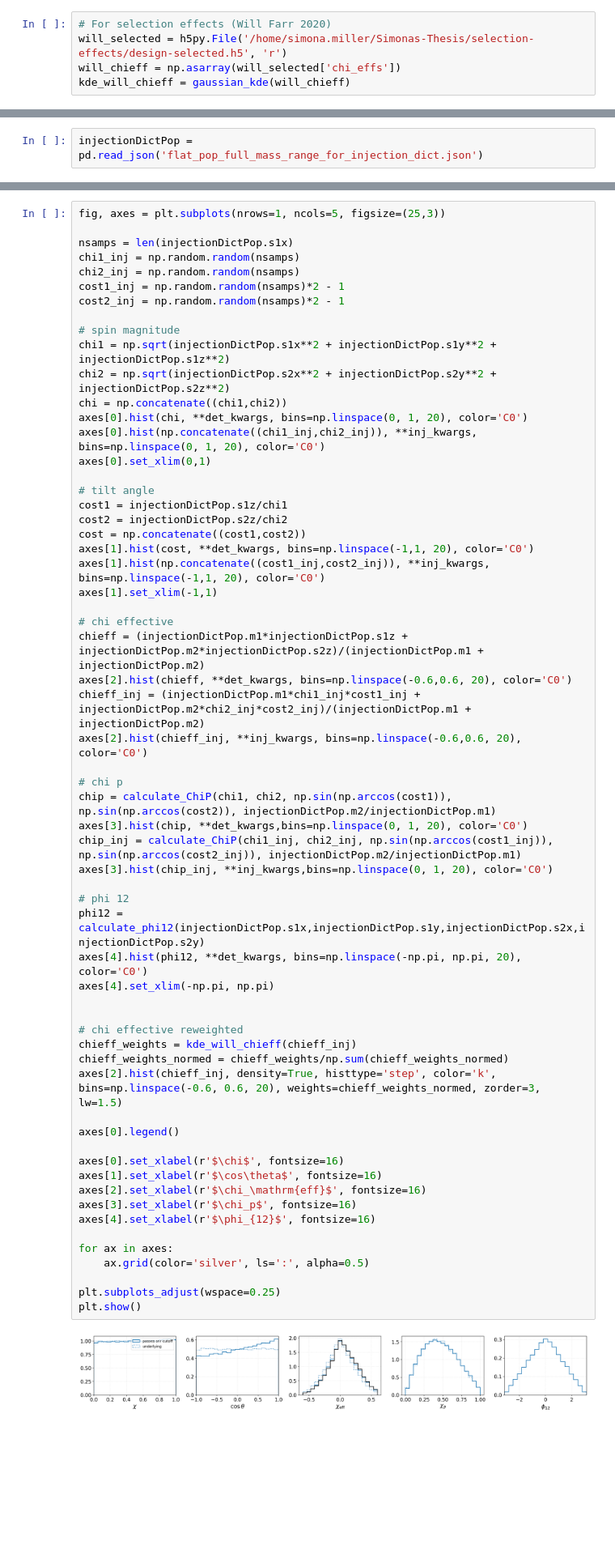
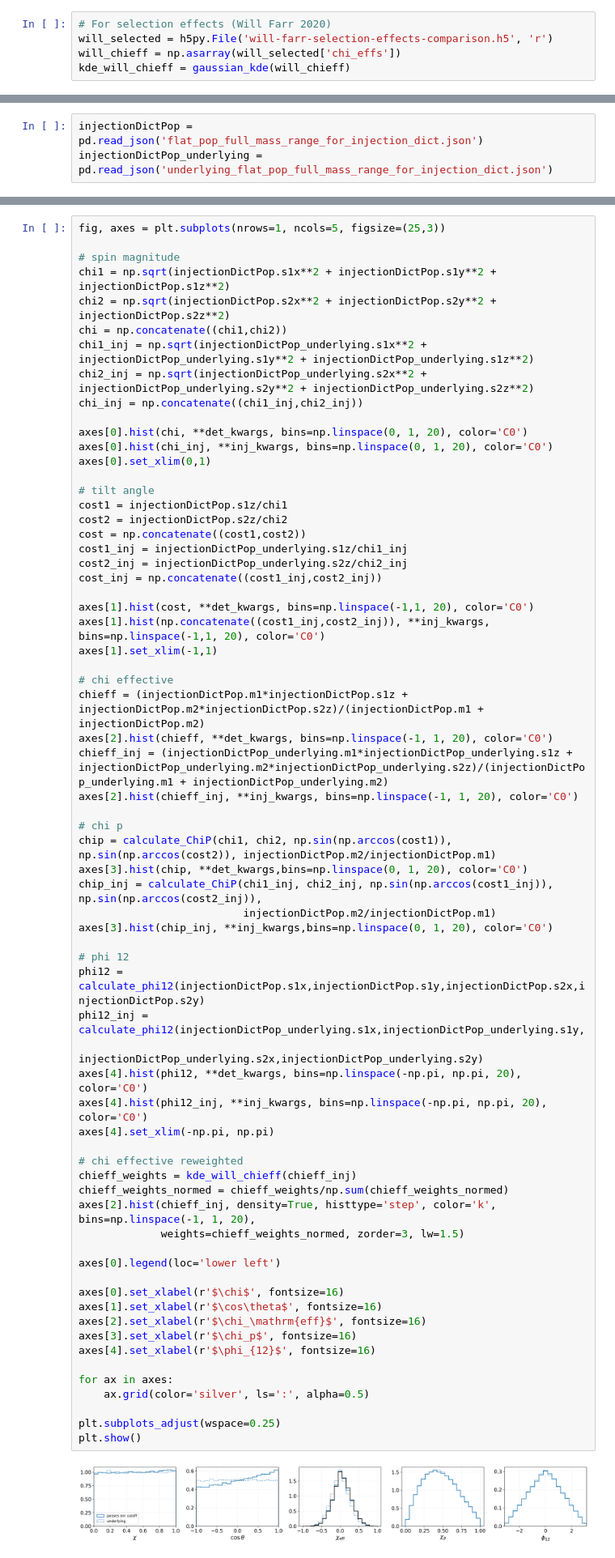
Before and after one commit to simonajmiller/measuring-bbh-component-spin, a Jupyter notebook: Data/InjectedPopulationParameters/view_populations.ipynb, the cells around one changed output, grey strips where cells are left out. Shown at 81% size. Cells and saved outputs as stored; diff of their text form; blank space fills up the shorter version.

```diff
--- a/Data/InjectedPopulationParameters/view_populations.ipynb
+++ b/Data/InjectedPopulationParameters/view_populations.ipynb
@@ -78,7 +78,7 @@ def calculate_phi12(s1x,s1y,s2x,s2y):
     return phi12
 # %%
 # For selection effects (Will Farr 2020)
-will_selected = h5py.File('/home/simona.miller/Simonas-Thesis/selection-effects/design-selected.h5', 'r')
+will_selected = h5py.File('will-farr-selection-effects-comparison.h5', 'r')
 will_chieff = np.asarray(will_selected['chi_effs'])
 kde_will_chieff = gaussian_kde(will_chieff)
 # %%
@@ -331,6 +331,7 @@ plt.show()
 ### For `injectionDict`
 # %%
 injectionDictPop = pd.read_json('flat_pop_full_mass_range_for_injection_dict.json')
+injectionDictPop_underlying = pd.read_json('underlying_flat_pop_full_mass_range_for_injection_dict.json')
 # %%
 fig, axes = plt.subplots(nrows=1, ncols=4, figsize=(20,3))
 
@@ -376,63 +381,69 @@ plt.show()
 # %%
 fig, axes = plt.subplots(nrows=1, ncols=5, figsize=(25,3))
-
-nsamps = len(injectionDictPop.s1x)
-chi1_inj = np.random.random(nsamps)
-chi2_inj = np.random.random(nsamps)
-cost1_inj = np.random.random(nsamps)*2 - 1
-cost2_inj = np.random.random(nsamps)*2 - 1
 
 # spin magnitude
 chi1 = np.sqrt(injectionDictPop.s1x**2 + injectionDictPop.s1y**2 + injectionDictPop.s1z**2)
 chi2 = np.sqrt(injectionDictPop.s2x**2 + injectionDictPop.s2y**2 + injectionDictPop.s2z**2)
 chi = np.concatenate((chi1,chi2))
+chi1_inj = np.sqrt(injectionDictPop_underlying.s1x**2 + injectionDictPop_underlying.s1y**2 + injectionDictPop_underlying.s1z**2)
+chi2_inj = np.sqrt(injectionDictPop_underlying.s2x**2 + injectionDictPop_underlying.s2y**2 + injectionDictPop_underlying.s2z**2)
+chi_inj = np.concatenate((chi1_inj,chi2_inj))
+
 axes[0].hist(chi, **det_kwargs, bins=np.linspace(0, 1, 20), color='C0')
-axes[0].hist(np.concatenate((chi1_inj,chi2_inj)), **inj_kwargs, bins=np.linspace(0, 1, 20), color='C0')
+axes[0].hist(chi_inj, **inj_kwargs, bins=np.linspace(0, 1, 20), color='C0')
 axes[0].set_xlim(0,1)
 
 # tilt angle
 cost1 = injectionDictPop.s1z/chi1
 cost2 = injectionDictPop.s2z/chi2
 cost = np.concatenate((cost1,cost2))
+cost1_inj = injectionDictPop_underlying.s1z/chi1_inj
+cost2_inj = injectionDictPop_underlying.s2z/chi2_inj
+cost_inj = np.concatenate((cost1_inj,cost2_inj))
+
 axes[1].hist(cost, **det_kwargs, bins=np.linspace(-1,1, 20), color='C0')
 axes[1].hist(np.concatenate((cost1_inj,cost2_inj)), **inj_kwargs, bins=np.linspace(-1,1, 20), color='C0')
 axes[1].set_xlim(-1,1)
 
 # chi effective
 chieff = (injectionDictPop.m1*injectionDictPop.s1z + injectionDictPop.m2*injectionDictPop.s2z)/(injectionDictPop.m1 + injectionDictPop.m2)
-axes[2].hist(chieff, **det_kwargs, bins=np.linspace(-0.6,0.6, 20), color='C0')
-chieff_inj = (injectionDictPop.m1*chi1_inj*cost1_inj + injectionDictPop.m2*chi2_inj*cost2_inj)/(injectionDictPop.m1 + injectionDictPop.m2)
-axes[2].hist(chieff_inj, **inj_kwargs, bins=np.linspace(-0.6,0.6, 20), color='C0')
+axes[2].hist(chieff, **det_kwargs, bins=np.linspace(-1, 1, 20), color='C0')
+chieff_inj = (injectionDictPop_underlying.m1*injectionDictPop_underlying.s1z + injectionDictPop_underlying.m2*injectionDictPop_underlying.s2z)/(injectionDictPop_underlying.m1 + injectionDictPop_underlying.m2)
+axes[2].hist(chieff_inj, **inj_kwargs, bins=np.linspace(-1, 1, 20), color='C0')
 
 # chi p
 chip = calculate_ChiP(chi1, chi2, np.sin(np.arccos(cost1)), np.sin(np.arccos(cost2)), injectionDictPop.m2/injectionDictPop.m1)
 axes[3].hist(chip, **det_kwargs,bins=np.linspace(0, 1, 20), color='C0')
-chip_inj = calculate_ChiP(chi1_inj, chi2_inj, np.sin(np.arccos(cost1_inj)), np.sin(np.arccos(cost2_inj)), injectionDictPop.m2/injectionDictPop.m1)
+chip_inj = calculate_ChiP(chi1_inj, chi2_inj, np.sin(np.arccos(cost1_inj)), np.sin(np.arccos(cost2_inj)),
+                          injectionDictPop.m2/injectionDictPop.m1)
 axes[3].hist(chip_inj, **inj_kwargs,bins=np.linspace(0, 1, 20), color='C0')
 
 # phi 12
 phi12 = calculate_phi12(injectionDictPop.s1x,injectionDictPop.s1y,injectionDictPop.s2x,injectionDictPop.s2y)
+phi12_inj = calculate_phi12(injectionDictPop_underlying.s1x,injectionDictPop_underlying.s1y,
+                            injectionDictPop_underlying.s2x,injectionDictPop_underlying.s2y)
 axes[4].hist(phi12, **det_kwargs, bins=np.linspace(-np.pi, np.pi, 20), color='C0')
+axes[4].hist(phi12_inj, **inj_kwargs, bins=np.linspace(-np.pi, np.pi, 20), color='C0')
 axes[4].set_xlim(-np.pi, np.pi)
-
 
 # chi effective reweighted
 chieff_weights = kde_will_chieff(chieff_inj)
 chieff_weights_normed = chieff_weights/np.sum(chieff_weights_normed)
-axes[2].hist(chieff_inj, density=True, histtype='step', color='k', bins=np.linspace(-0.6, 0.6, 20), weights=chieff_weights_normed, zorder=3, lw=1.5)
+axes[2].hist(chieff_inj, density=True, histtype='step', color='k', bins=np.linspace(-1, 1, 20),
+             weights=chieff_weights_normed, zorder=3, lw=1.5)
 
-axes[0].legend()
+axes[0].legend(loc='lower left')
 
 axes[0].set_xlabel(r'$\chi$', fontsize=16)
 axes[1].set_xlabel(r'$\cos\theta$', fontsize=16)
 axes[2].set_xlabel(r'$\chi_\mathrm{eff}$', fontsize=16)
 axes[3].set_xlabel(r'$\chi_p$', fontsize=16)
 axes[4].set_xlabel(r'$\phi_{12}$', fontsize=16)
 
 for ax in axes:
     ax.grid(color='silver', ls=':', alpha=0.5)
 
 plt.subplots_adjust(wspace=0.25)
 plt.show()
 # %% [output]
-[figure, old version]
+[figure, new version]
```
Also changed, not shown: parts of 1 cell of this notebook, 3 other files.
